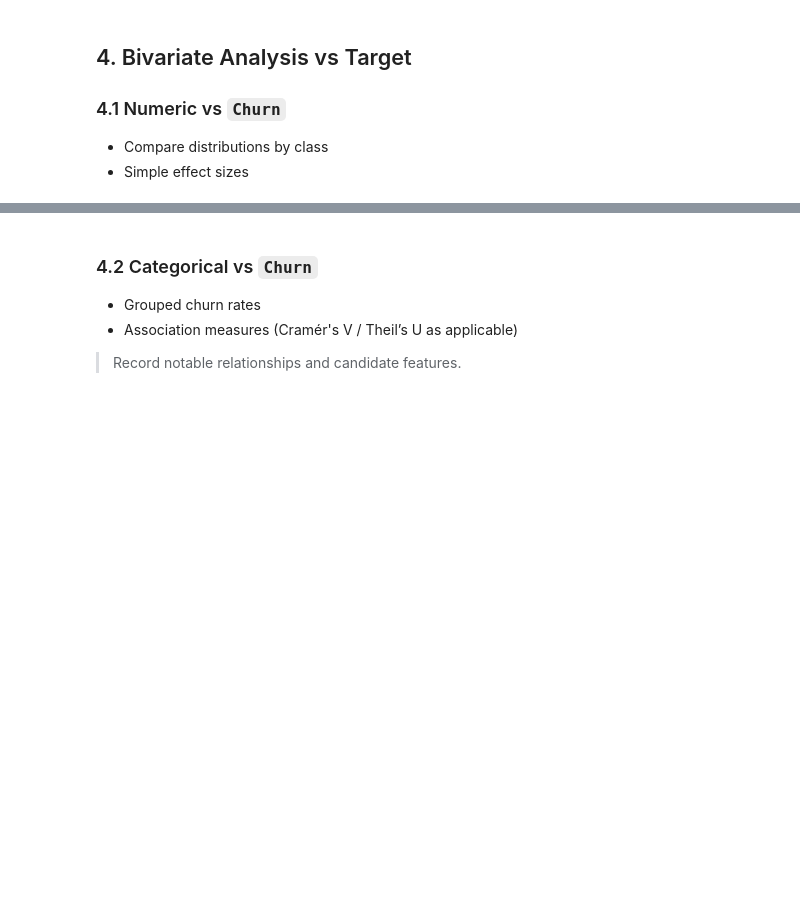
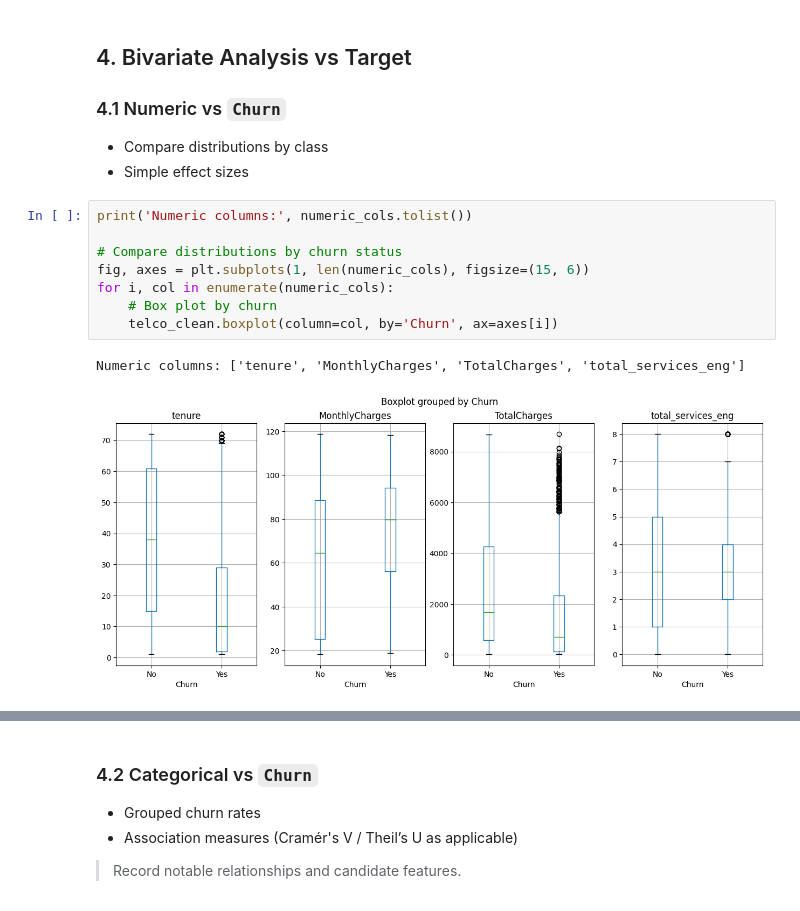
Before and after one commit to amschiltz/springboard_projects, a Jupyter notebook: Capstone_2/notebooks/02_telco_churn_eda_ams.ipynb, the cells around one changed output, grey strips where cells are left out. Drawn from its saved outputs; the diff is of its cells as text; blank space fills up the shorter version.

Commit message:
Update notebooks/02_telco_churn_eda_ams.ipynb

```diff
--- a/Capstone_2/notebooks/02_telco_churn_eda_ams.ipynb
+++ b/Capstone_2/notebooks/02_telco_churn_eda_ams.ipynb
@@ -236,3 +226,14 @@ Python(66353) MallocStackLogging: can't turn off malloc stack logging because it
 ### 4.1 Numeric vs `Churn`
 - Compare distributions by class
 - Simple effect sizes
+# %%
+print('Numeric columns:', numeric_cols.tolist())
+
+# Compare distributions by churn status
+fig, axes = plt.subplots(1, len(numeric_cols), figsize=(15, 6))
+for i, col in enumerate(numeric_cols):
+    # Box plot by churn
+    telco_clean.boxplot(column=col, by='Churn', ax=axes[i])
+# %% [output]
+Numeric columns: ['tenure', 'MonthlyCharges', 'TotalCharges', 'total_services_eng']
+[figure, added]
```
Also changed, not shown: parts of 12 cells of this notebook.
